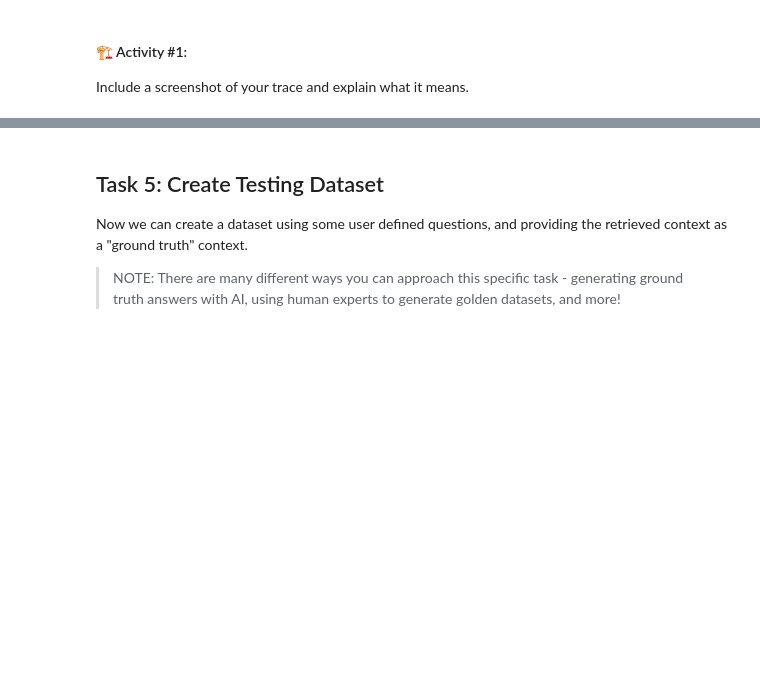
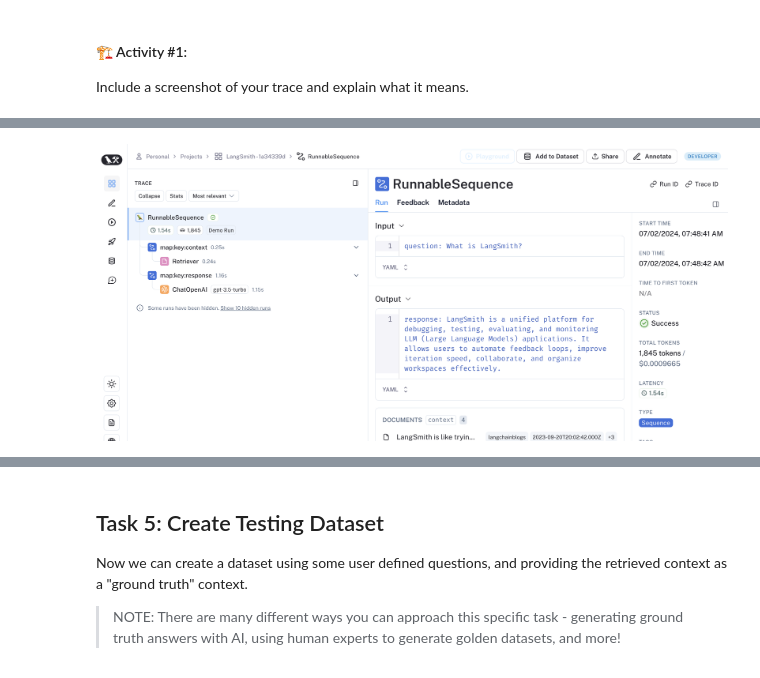
Before and after one commit to sampazar/AIE3, a Jupyter notebook: Week 5/Day 2/LangSmith_and_Evaluation.ipynb, the cells around one changed output, grey strips where cells are left out. Cells and saved outputs as stored; diff of their text form; code cells hidden in the pictures; blank space fills up the shorter version.

Commit message:
Week 5 Day 2 assignment

```diff
--- a/Week 5/Day 2/LangSmith_and_Evaluation.ipynb
+++ b/Week 5/Day 2/LangSmith_and_Evaluation.ipynb
@@ -205,0 +202,8 @@ Include a screenshot of your trace and explain what it means.
+# %%
+from IPython.display import Image, display
+
+image_path = '/Users/sampazar/ML-Ops/AIE3/Week 5/Day 2/LangSmith Trace Screenshot - July 2024.png'
+
+display(Image(filename='/Users/sampazar/ML-Ops/AIE3/Week 5/Day 2/LangSmith Trace Screenshot - July 2024.png'))
+# %% [output]
+[figure, added]
```
Also changed, not shown: parts of 15 cells of this notebook.
